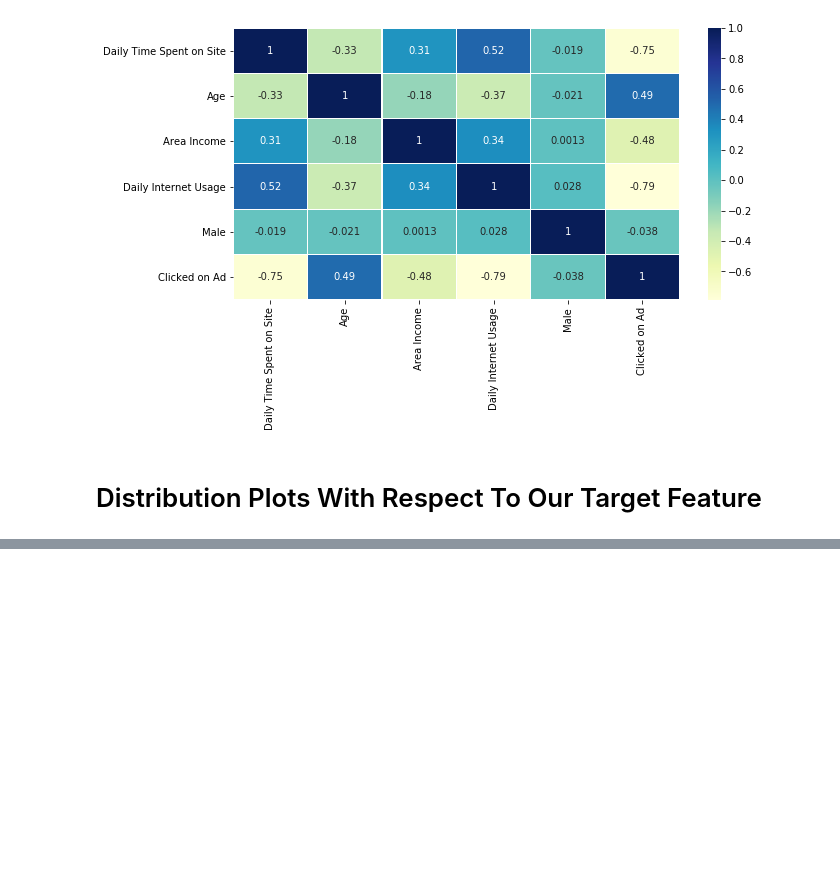
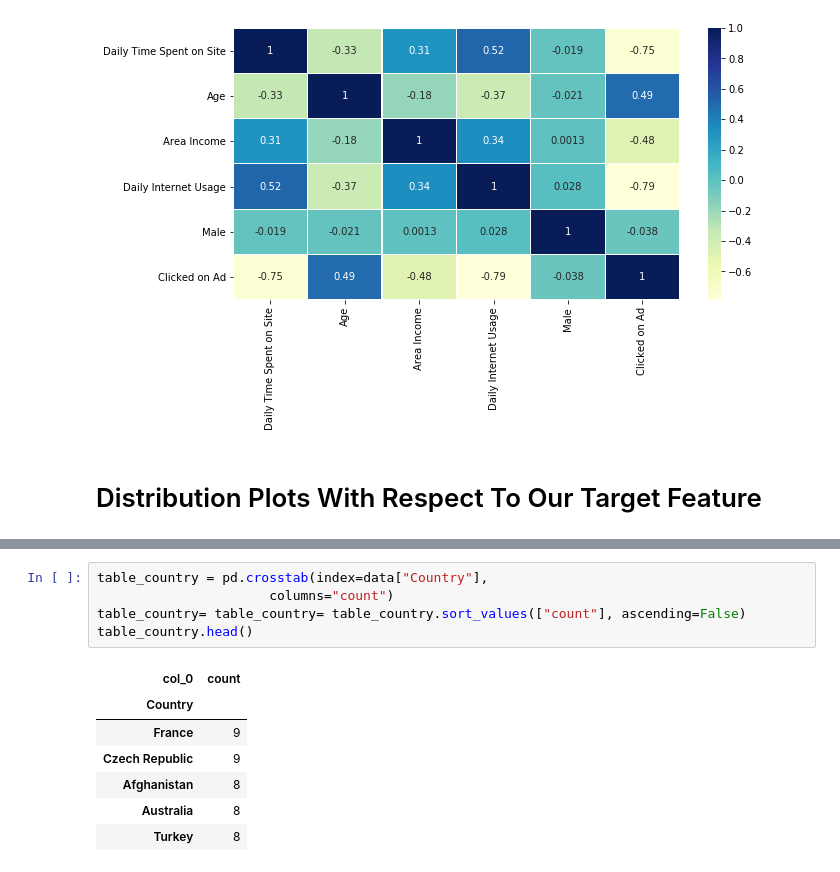
Before and after one commit to parlad123/Marketing-ad-challange, a Jupyter notebook: MARKETING AD CHALLENGE.ipynb, the cells around one changed output, grey strips where cells are left out. Saved outputs shown, nothing was run; the diff lists cells and outputs as text; blank space fills up the shorter version.

```diff
--- a/MARKETING AD CHALLENGE.ipynb
+++ b/MARKETING AD CHALLENGE.ipynb
@@ -340,0 +335,13 @@ creating_plots(features, labels)
+# %%
+table_country = pd.crosstab(index=data["Country"],
+                      columns="count")
+table_country= table_country= table_country.sort_values(["count"], ascending=False)
+table_country.head()
+# %% [output]
+| col_0 | count |
+| Country |  |
+| France | 9 |
+| Czech Republic | 9 |
+| Afghanistan | 8 |
+| Australia | 8 |
+| Turkey | 8 |
```
Also changed, not shown: parts of 19 cells of this notebook.
